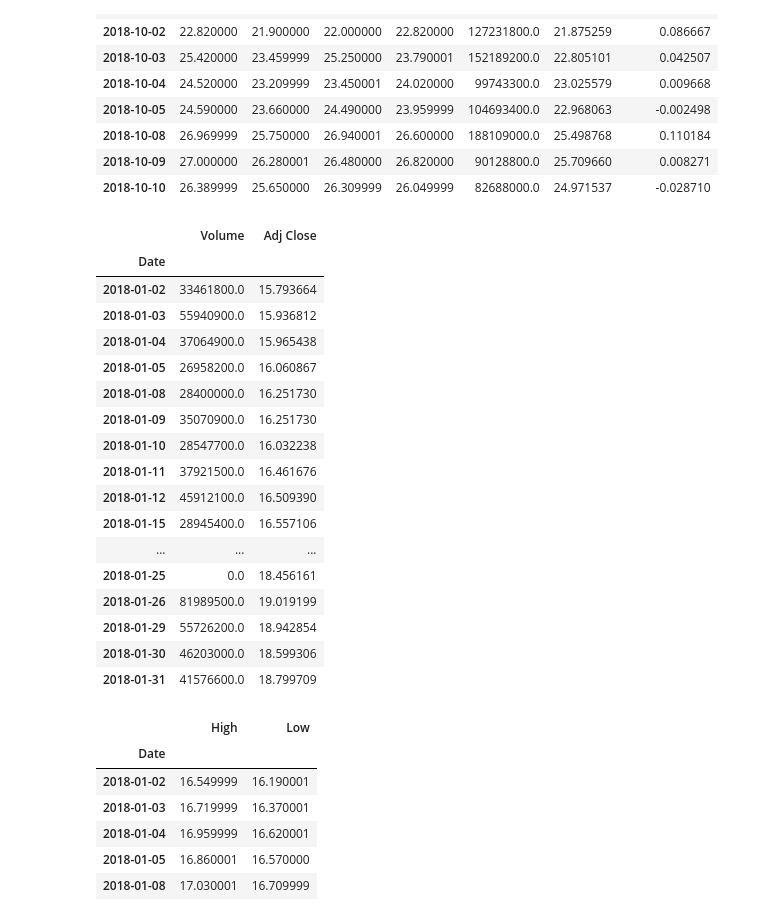
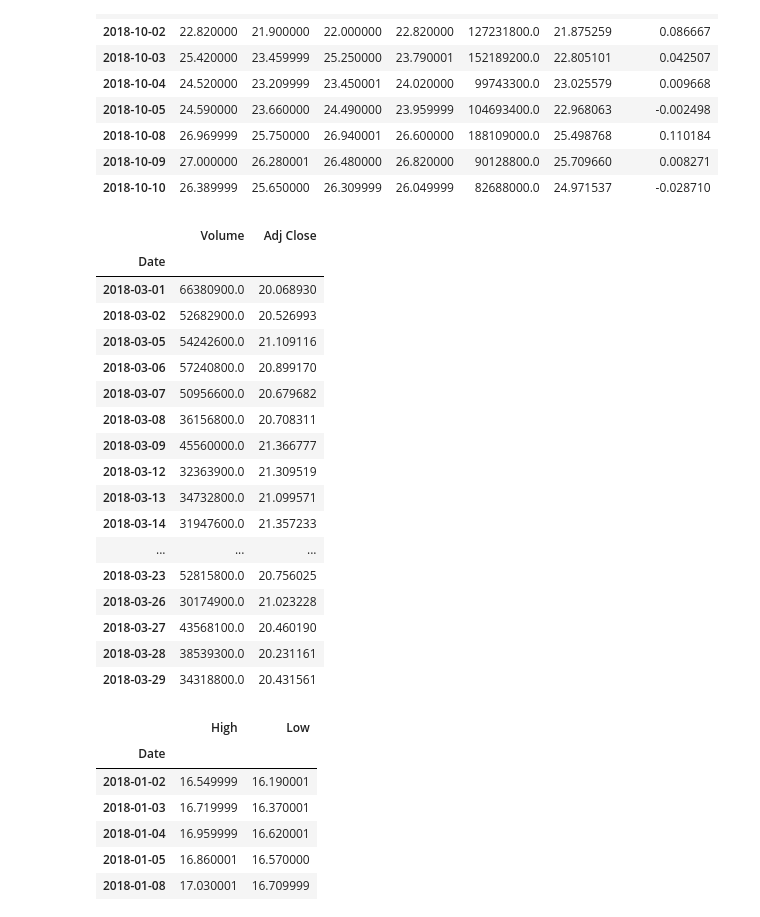
Before and after one commit to albertoivo/nossasrotas-finance, a Jupyter notebook: python-basics/Pandas & NumPy.ipynb, the cells around one changed output. Saved outputs shown, nothing was run; the diff lists cells and outputs as text; code cells hidden in the pictures.

```diff
--- a/python-basics/Pandas & NumPy.ipynb
+++ b/python-basics/Pandas & NumPy.ipynb
@@ -116,26 +126,26 @@ petrobras['2018-10-01':'2018-10-10']
 | 2018-10-09 | 27.000000 | 26.280001 | 26.480000 | 26.820000 | 90128800.0 | 25.709660 | 0.008271 |
 | 2018-10-10 | 26.389999 | 25.650000 | 26.309999 | 26.049999 | 82688000.0 | 24.971537 | -0.028710 |
 # %%
-petrobras.loc['2018-01-01':'2018-01-31', ['Volume', 'Adj Close']]
+petrobras.loc['2018-03-01':'2018-03-31', ['Volume', 'Adj Close']]
 # %% [output]
 |  | Volume | Adj Close |
 | Date |  |  |
-| 2018-01-02 | 33461800.0 | 15.793664 |
-| 2018-01-03 | 55940900.0 | 15.936812 |
-| 2018-01-04 | 37064900.0 | 15.965438 |
-| 2018-01-05 | 26958200.0 | 16.060867 |
-| 2018-01-08 | 28400000.0 | 16.251730 |
-| 2018-01-09 | 35070900.0 | 16.251730 |
-| 2018-01-10 | 28547700.0 | 16.032238 |
-| 2018-01-11 | 37921500.0 | 16.461676 |
-| 2018-01-12 | 45912100.0 | 16.509390 |
-| 2018-01-15 | 28945400.0 | 16.557106 |
+| 2018-03-01 | 66380900.0 | 20.068930 |
+| 2018-03-02 | 52682900.0 | 20.526993 |
+| 2018-03-05 | 54242600.0 | 21.109116 |
+| 2018-03-06 | 57240800.0 | 20.899170 |
+| 2018-03-07 | 50956600.0 | 20.679682 |
+| 2018-03-08 | 36156800.0 | 20.708311 |
+| 2018-03-09 | 45560000.0 | 21.366777 |
+| 2018-03-12 | 32363900.0 | 21.309519 |
+| 2018-03-13 | 34732800.0 | 21.099571 |
+| 2018-03-14 | 31947600.0 | 21.357233 |
 | ... | ... | ... |
-| 2018-01-25 | 0.0 | 18.456161 |
-| 2018-01-26 | 81989500.0 | 19.019199 |
-| 2018-01-29 | 55726200.0 | 18.942854 |
-| 2018-01-30 | 46203000.0 | 18.599306 |
-| 2018-01-31 | 41576600.0 | 18.799709 |
+| 2018-03-23 | 52815800.0 | 20.756025 |
+| 2018-03-26 | 30174900.0 | 21.023228 |
+| 2018-03-27 | 43568100.0 | 20.460190 |
+| 2018-03-28 | 38539300.0 | 20.231161 |
+| 2018-03-29 | 34318800.0 | 20.431561 |
 # %%
 petrobras.iloc[0:10, 0:2]
 # %% [output]
```
Also changed, not shown: parts of 5 cells of this notebook.
